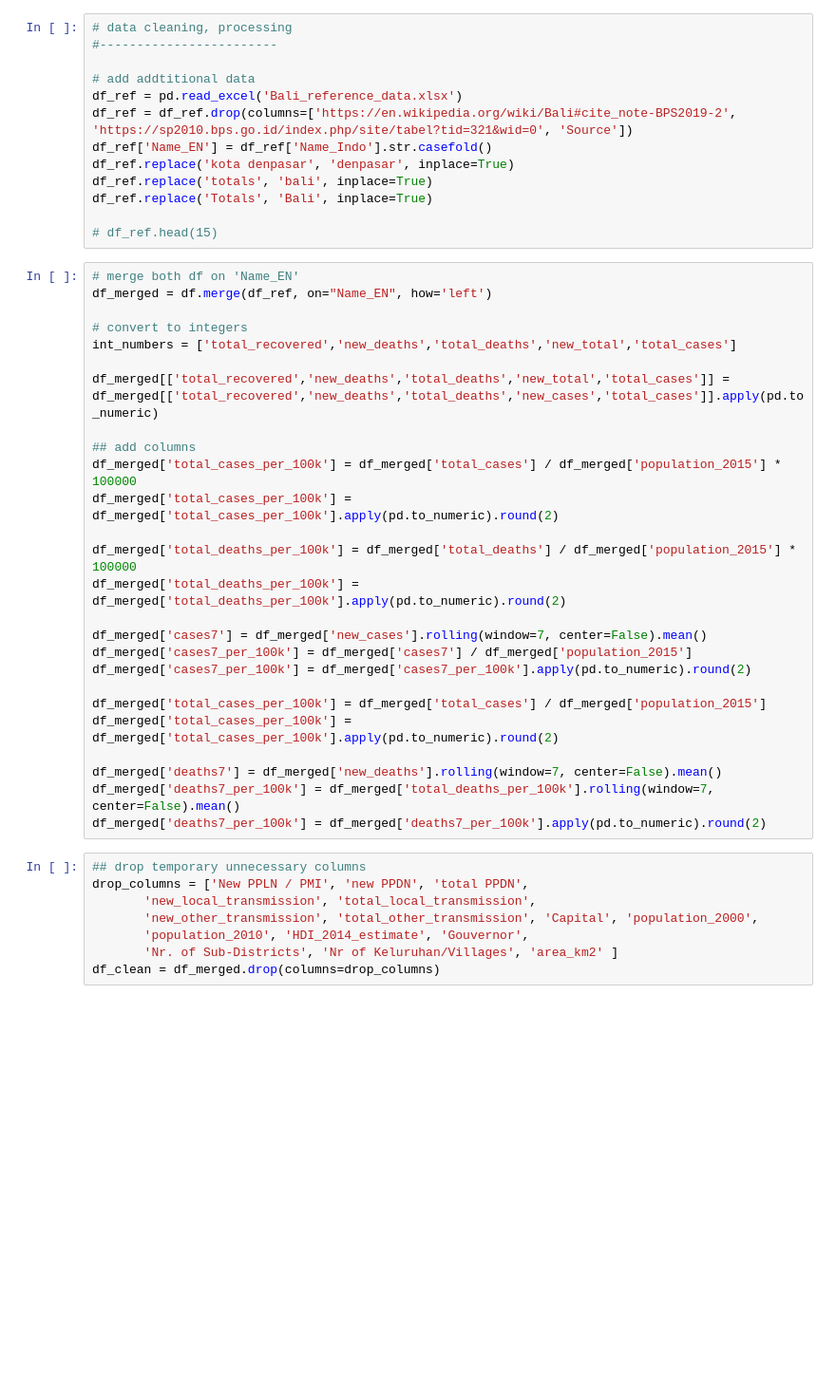
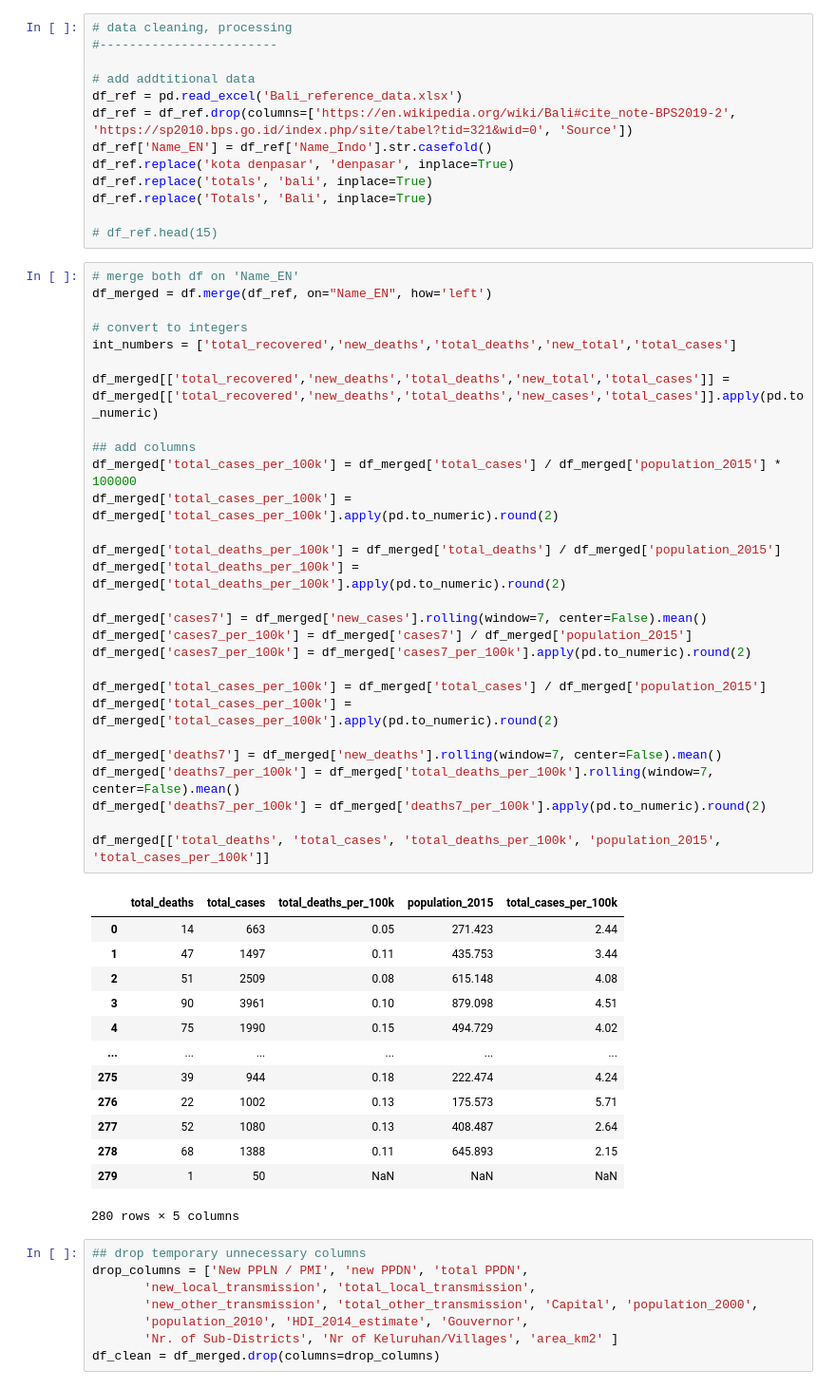
Before and after one commit to Svensone/bali-covid-app, a Jupyter notebook: data/daily_data_covid_bali_processing.ipynb, the cells around one changed output. Shown at 95% size. Drawn from its saved outputs; the diff is of its cells as text; blank space fills up the shorter version.

```diff
--- a/data/daily_data_covid_bali_processing.ipynb
+++ b/data/daily_data_covid_bali_processing.ipynb
@@ -83,29 +83,45 @@ df_ref.replace('Totals', 'Bali', inplace=True)
 # %%
 # merge both df on 'Name_EN'
 df_merged = df.merge(df_ref, on="Name_EN", how='left')
 
 # convert to integers
 int_numbers = ['total_recovered','new_deaths','total_deaths','new_total','total_cases']
 
 df_merged[['total_recovered','new_deaths','total_deaths','new_total','total_cases']] = df_merged[['total_recovered','new_deaths','total_deaths','new_cases','total_cases']].apply(pd.to_numeric)
 
 ## add columns
 df_merged['total_cases_per_100k'] = df_merged['total_cases'] / df_merged['population_2015'] * 100000
 df_merged['total_cases_per_100k'] = df_merged['total_cases_per_100k'].apply(pd.to_numeric).round(2)
 
-df_merged['total_deaths_per_100k'] = df_merged['total_deaths'] / df_merged['population_2015'] * 100000
+df_merged['total_deaths_per_100k'] = df_merged['total_deaths'] / df_merged['population_2015']
 df_merged['total_deaths_per_100k'] = df_merged['total_deaths_per_100k'].apply(pd.to_numeric).round(2)
 
 df_merged['cases7'] = df_merged['new_cases'].rolling(window=7, center=False).mean()
 df_merged['cases7_per_100k'] = df_merged['cases7'] / df_merged['population_2015']
 df_merged['cases7_per_100k'] = df_merged['cases7_per_100k'].apply(pd.to_numeric).round(2)
 
 df_merged['total_cases_per_100k'] = df_merged['total_cases'] / df_merged['population_2015']
 df_merged['total_cases_per_100k'] = df_merged['total_cases_per_100k'].apply(pd.to_numeric).round(2)
 
 df_merged['deaths7'] = df_merged['new_deaths'].rolling(window=7, center=False).mean()
 df_merged['deaths7_per_100k'] = df_merged['total_deaths_per_100k'].rolling(window=7, center=False).mean()
 df_merged['deaths7_per_100k'] = df_merged['deaths7_per_100k'].apply(pd.to_numeric).round(2)
+
+df_merged[['total_deaths', 'total_cases', 'total_deaths_per_100k', 'population_2015', 'total_cases_per_100k']]
+# %% [output]
+|  | total_deaths | total_cases | total_deaths_per_100k | population_2015 | total_cases_per_100k |
+| 0 | 14 | 663 | 0.05 | 271.423 | 2.44 |
+| 1 | 47 | 1497 | 0.11 | 435.753 | 3.44 |
+| 2 | 51 | 2509 | 0.08 | 615.148 | 4.08 |
+| 3 | 90 | 3961 | 0.10 | 879.098 | 4.51 |
+| 4 | 75 | 1990 | 0.15 | 494.729 | 4.02 |
+| ... | ... | ... | ... | ... | ... |
+| 275 | 39 | 944 | 0.18 | 222.474 | 4.24 |
+| 276 | 22 | 1002 | 0.13 | 175.573 | 5.71 |
+| 277 | 52 | 1080 | 0.13 | 408.487 | 2.64 |
+| 278 | 68 | 1388 | 0.11 | 645.893 | 2.15 |
+| 279 | 1 | 50 | NaN | NaN | NaN |
+280 rows × 5 columns
 # %%
 ## drop temporary unnecessary columns
 drop_columns = ['New PPLN / PMI', 'new PPDN', 'total PPDN',
```
Also changed, not shown: parts of 8 cells of this notebook, 5 other files.
